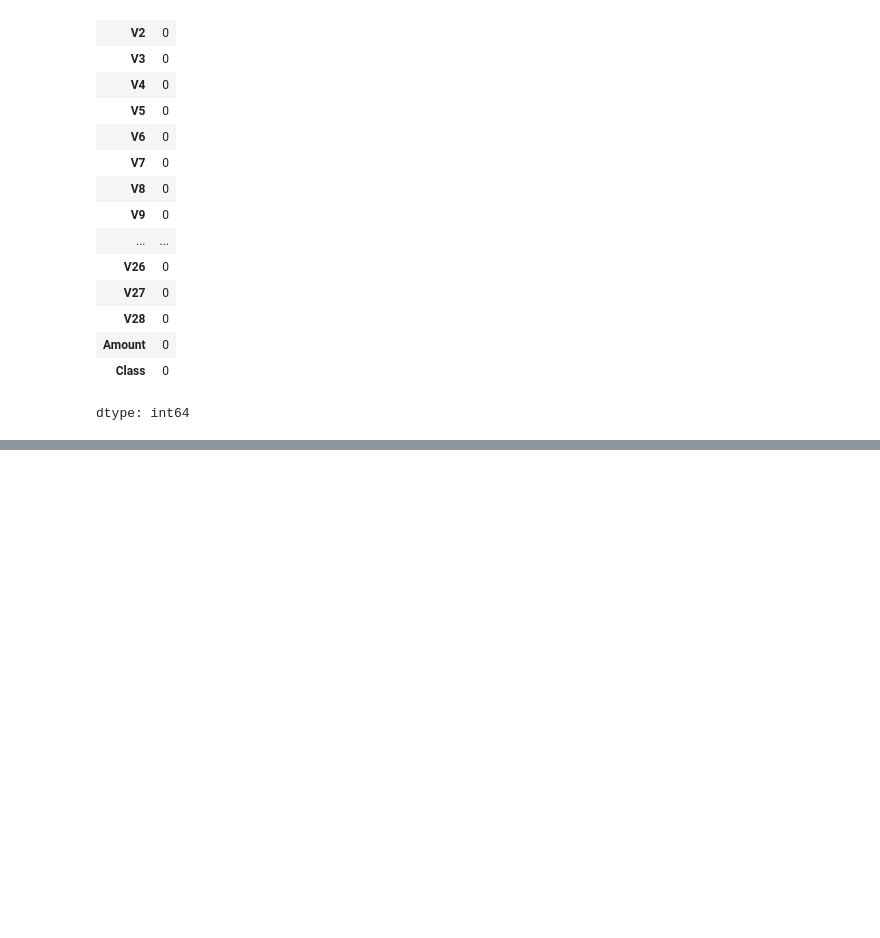
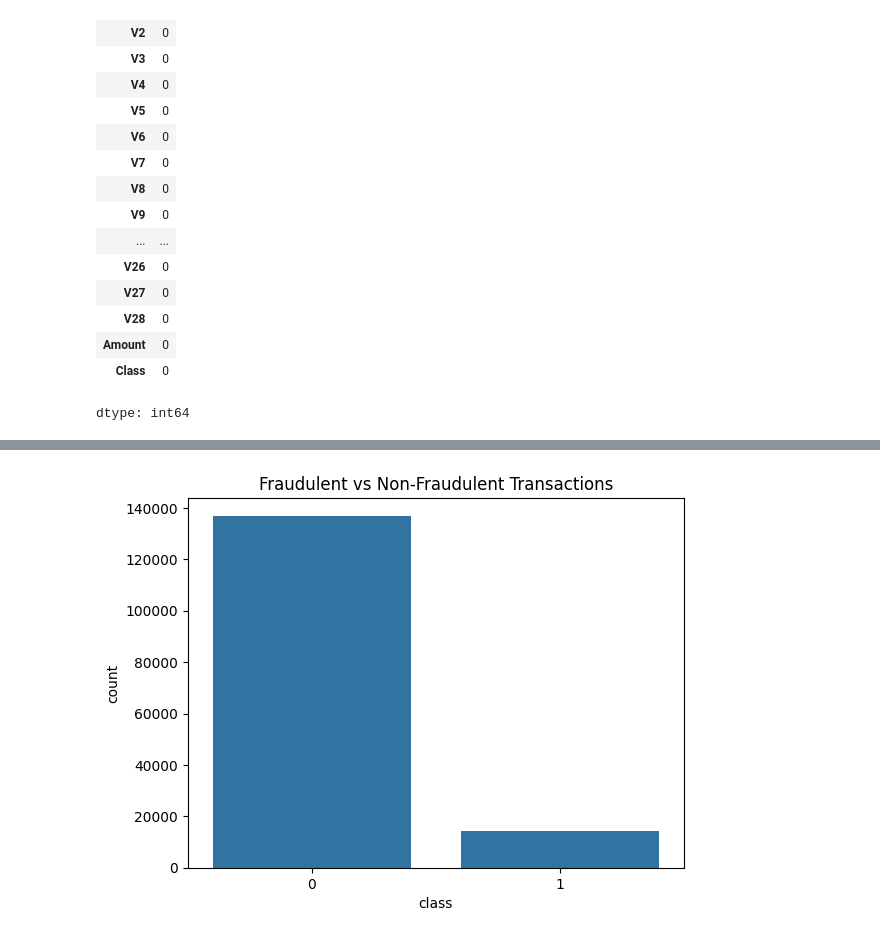
Before and after one commit to SaraFedlu/Fraud-Delection-Model, a Jupyter notebook: notebooks/eda.ipynb, the cells around one changed output, grey strips where cells are left out. Cells and saved outputs as stored; diff of their text form; code cells hidden in the pictures; blank space fills up the shorter version.

Commit message:
visualize data

```diff
--- a/notebooks/eda.ipynb
+++ b/notebooks/eda.ipynb
@@ -91,3 +182,10 @@ ip_country.drop_duplicates(inplace=True)
 # Convert timestamps to datetime format
 fraud_data["signup_time"] = pd.to_datetime(fraud_data["signup_time"])
 fraud_data["purchase_time"] = pd.to_datetime(fraud_data["purchase_time"])
+# %%
+# Fraud distribution
+sns.countplot(x="class", data=fraud_data)
+plt.title("Fraudulent vs Non-Fraudulent Transactions")
+plt.show()
+# %% [output]
+[figure, added]
```
Also changed, not shown: parts of 10 cells of this notebook.
